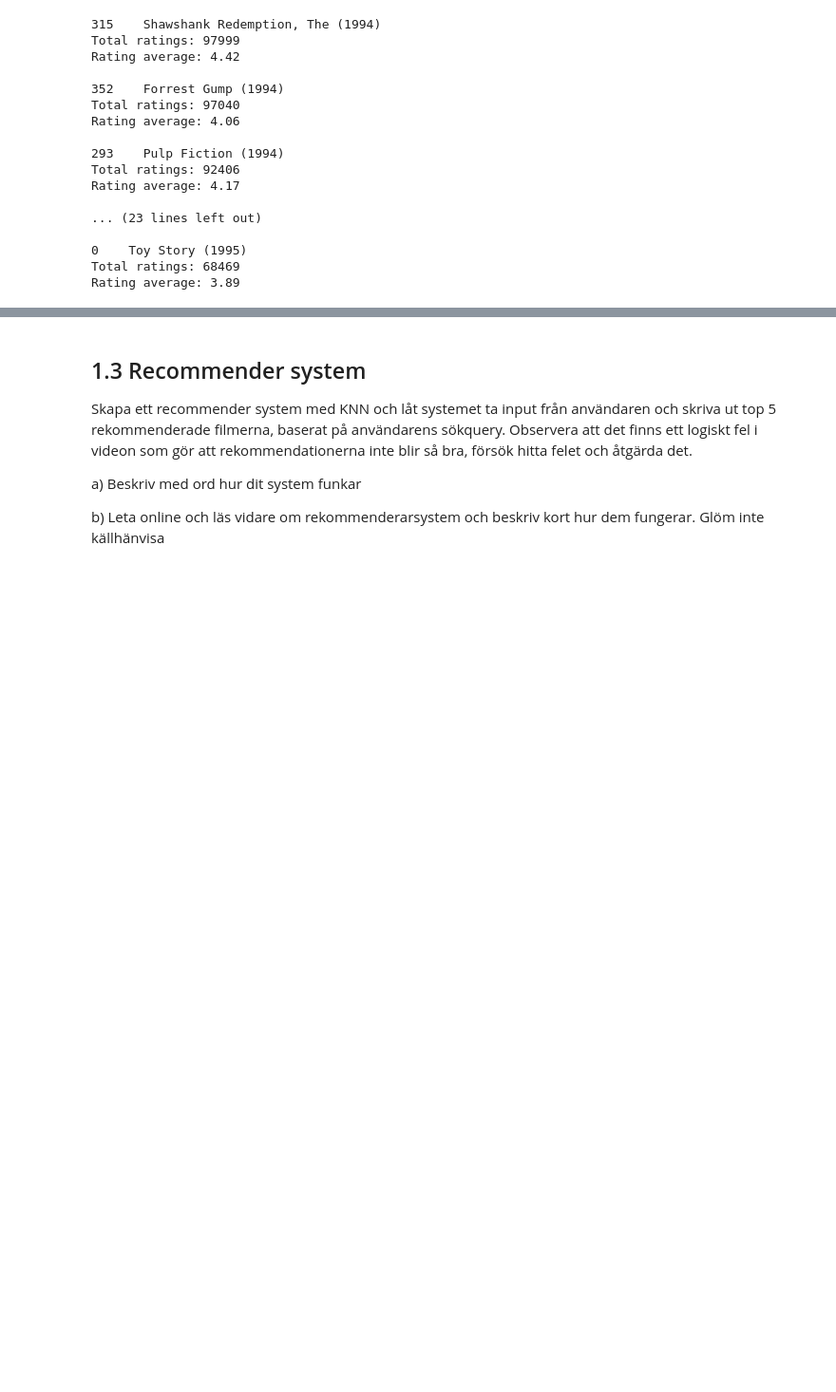
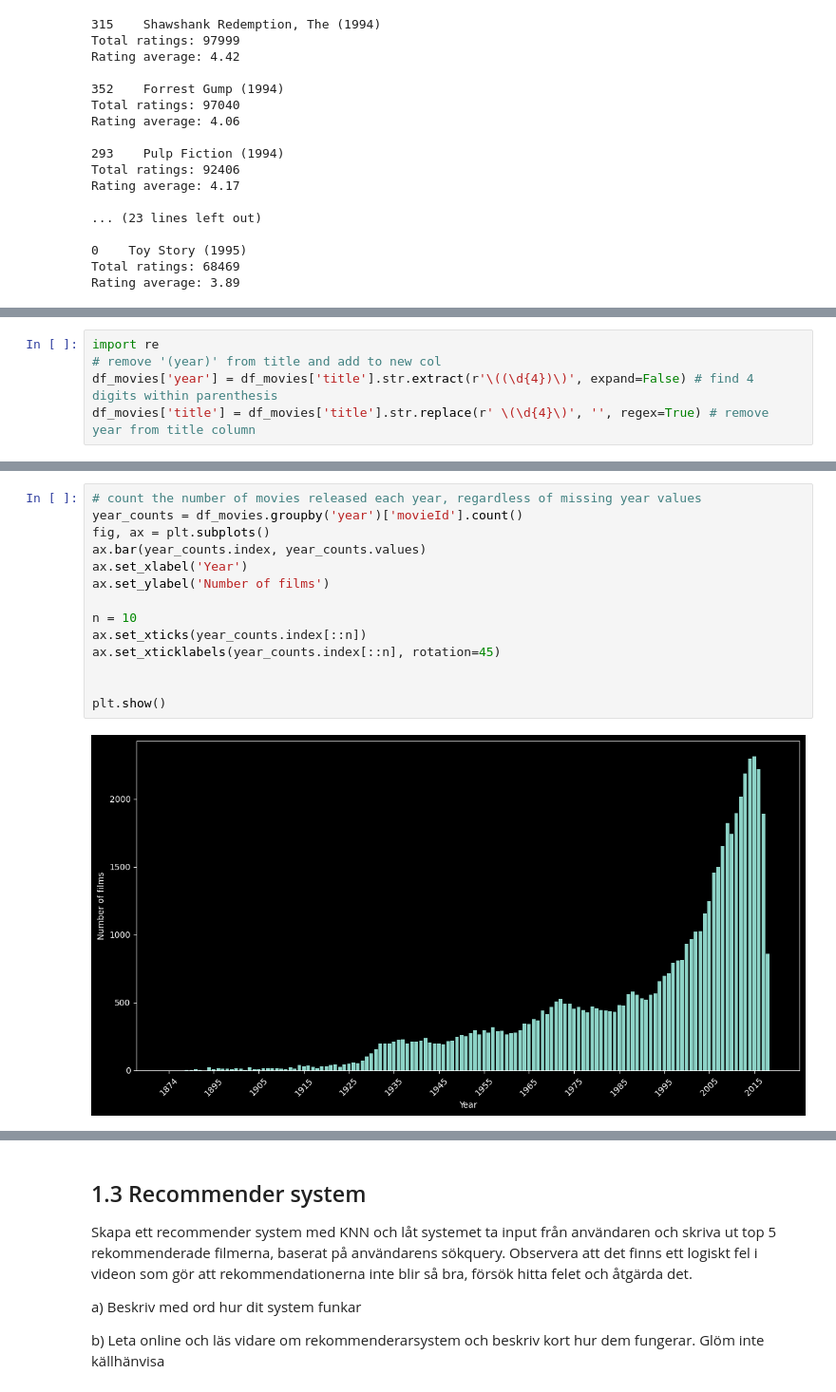
Before and after one commit to wlinds/ITHS-AI22-ML, a Jupyter notebook: Labb/ml-recommender.ipynb, the cells around one changed output, grey strips where cells are left out. Shown: that part at 95% size. Cells and saved outputs as stored; diff of their text form; blank space fills up the shorter version.

```diff
--- a/Labb/ml-recommender.ipynb
+++ b/Labb/ml-recommender.ipynb
@@ -258,0 +206,5 @@ muvee
+# %%
+import re
+# remove '(year)' from title and add to new col
+df_movies['year'] = df_movies['title'].str.extract(r'\((\d{4})\)', expand=False) # find 4 digits within parenthesis
+df_movies['title'] = df_movies['title'].str.replace(r' \(\d{4}\)', '', regex=True) # remove year from title column
@@ -258,0 +298,16 @@ muvee
+# %%
+# count the number of movies released each year, regardless of missing year values
+year_counts = df_movies.groupby('year')['movieId'].count()
+fig, ax = plt.subplots()
+ax.bar(year_counts.index, year_counts.values)
+ax.set_xlabel('Year')
+ax.set_ylabel('Number of films')
+
+n = 10
+ax.set_xticks(year_counts.index[::n])
+ax.set_xticklabels(year_counts.index[::n], rotation=45)
+
+
+plt.show()
+# %% [output]
+[figure, added]
```
Also changed, not shown: parts of 32 cells of this notebook.
